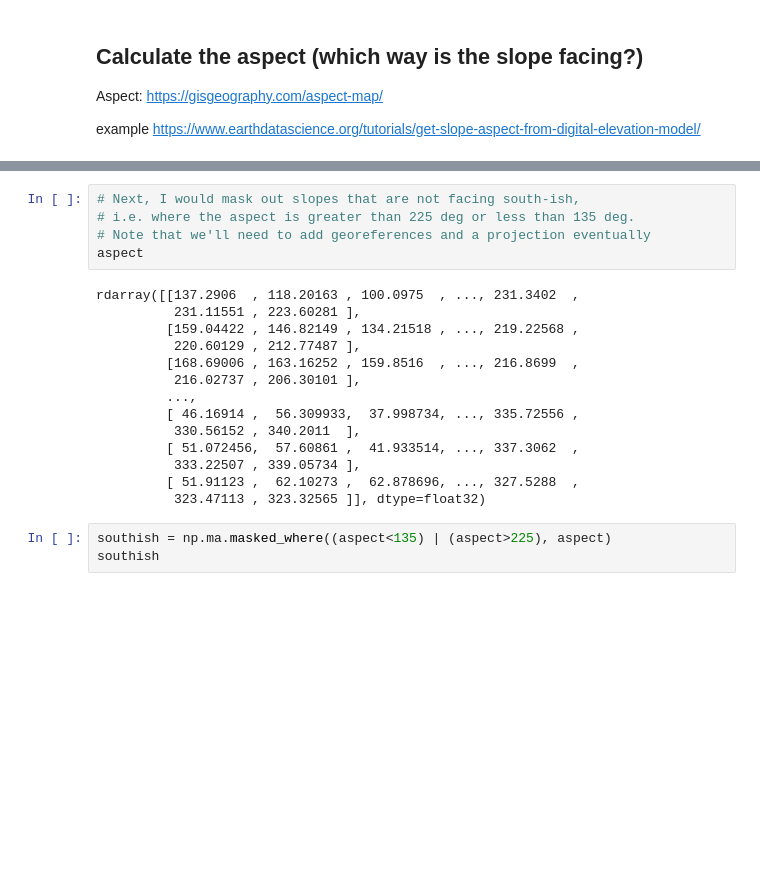
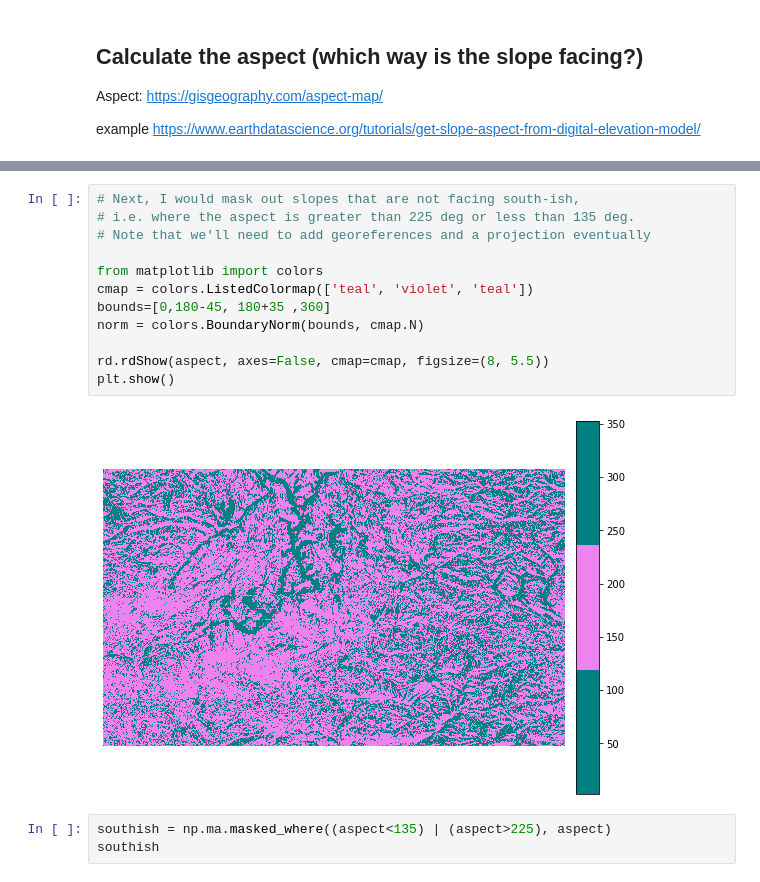
Before and after one commit to ognancy4life/chanterelle_finder, a Jupyter notebook: Chanterelle_finder.ipynb, the cells around one changed output, grey strips where cells are left out. Saved outputs shown, nothing was run; the diff lists cells and outputs as text; blank space fills up the shorter version.

```diff
--- a/Chanterelle_finder.ipynb
+++ b/Chanterelle_finder.ipynb
@@ -92,22 +109,17 @@ t Wall-time = 2.29722
 # %%
 # Next, I would mask out slopes that are not facing south-ish,
 # i.e. where the aspect is greater than 225 deg or less than 135 deg.
 # Note that we'll need to add georeferences and a projection eventually
-aspect
+
+from matplotlib import colors
+cmap = colors.ListedColormap(['teal', 'violet', 'teal'])
+bounds=[0,180-45, 180+35 ,360]
+norm = colors.BoundaryNorm(bounds, cmap.N)
+
+rd.rdShow(aspect, axes=False, cmap=cmap, figsize=(8, 5.5))
+plt.show()
 # %% [output]
-rdarray([[137.2906  , 118.20163 , 100.0975  , ..., 231.3402  ,
-          231.11551 , 223.60281 ],
-         [159.04422 , 146.82149 , 134.21518 , ..., 219.22568 ,
-          220.60129 , 212.77487 ],
-         [168.69006 , 163.16252 , 159.8516  , ..., 216.8699  ,
-          216.02737 , 206.30101 ],
-         ...,
-         [ 46.16914 ,  56.309933,  37.998734, ..., 335.72556 ,
-          330.56152 , 340.2011  ],
-         [ 51.072456,  57.60861 ,  41.933514, ..., 337.3062  ,
-          333.22507 , 339.05734 ],
-         [ 51.91123 ,  62.10273 ,  62.878696, ..., 327.5288  ,
-          323.47113 , 323.32565 ]], dtype=float32)
+[figure, added]
 # %%
 southish = np.ma.masked_where((aspect<135) | (aspect>225), aspect)
 southish
```
Also changed, not shown: parts of 7 cells of this notebook.
